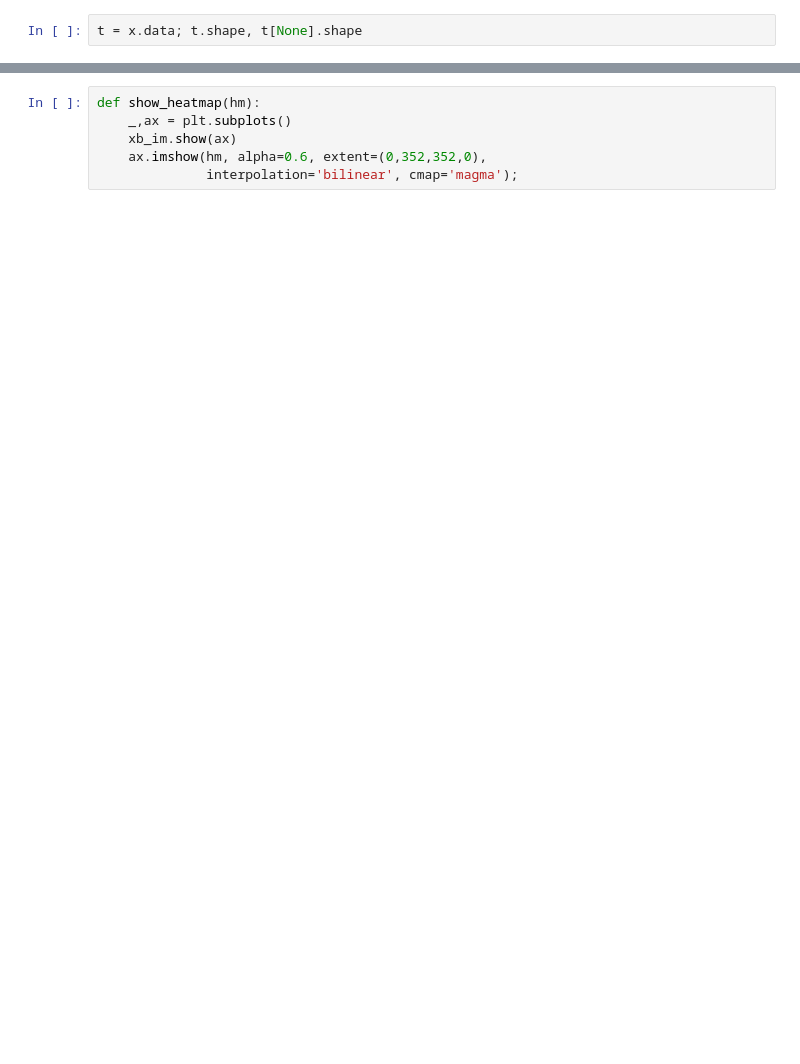
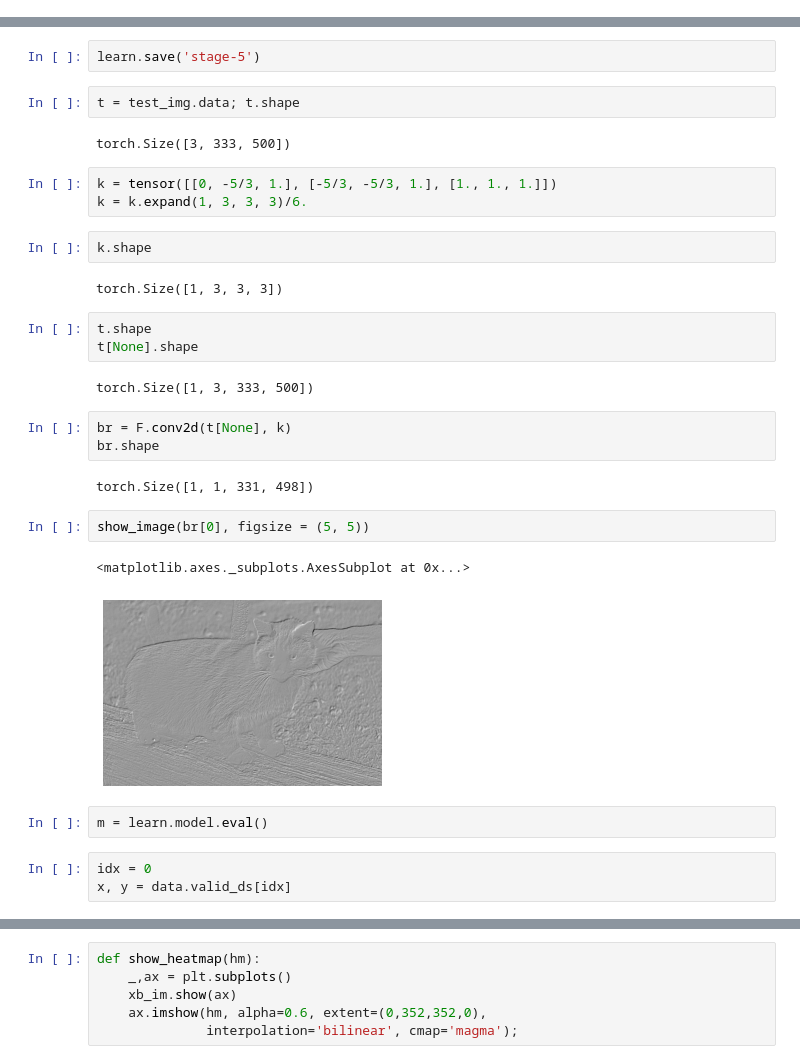
Before and after one commit to pranay8297/deep-learning-projects, a Jupyter notebook: heatmap_own.ipynb, the cells around one changed output, grey strips where cells are left out. Cells and saved outputs as stored; diff of their text form; blank space fills up the shorter version.

```diff
--- a/heatmap_own.ipynb
+++ b/heatmap_own.ipynb
@@ -105,2 +127,0 @@ Category 34
-# %%
-t = x.data; t.shape, t[None].shape
@@ -214,0 +213,33 @@ xb = xb.cuda()
+# %%
+learn.save('stage-5')
+# %%
+t = test_img.data; t.shape
+# %% [output]
+torch.Size([3, 333, 500])
+# %%
+k = tensor([[0, -5/3, 1.], [-5/3, -5/3, 1.], [1., 1., 1.]])
+k = k.expand(1, 3, 3, 3)/6.
+# %%
+k.shape
+# %% [output]
+torch.Size([1, 3, 3, 3])
+# %%
+t.shape
+t[None].shape
+# %% [output]
+torch.Size([1, 3, 333, 500])
+# %%
+br = F.conv2d(t[None], k)
+br.shape
+# %% [output]
+torch.Size([1, 1, 331, 498])
+# %%
+show_image(br[0], figsize = (5, 5))
+# %% [output]
+<matplotlib.axes._subplots.AxesSubplot at 0x...>
+[figure, added]
+# %%
+m = learn.model.eval()
+# %%
+idx = 0
+x, y = data.valid_ds[idx]
```
Also changed, not shown: parts of 68 cells of this notebook.
